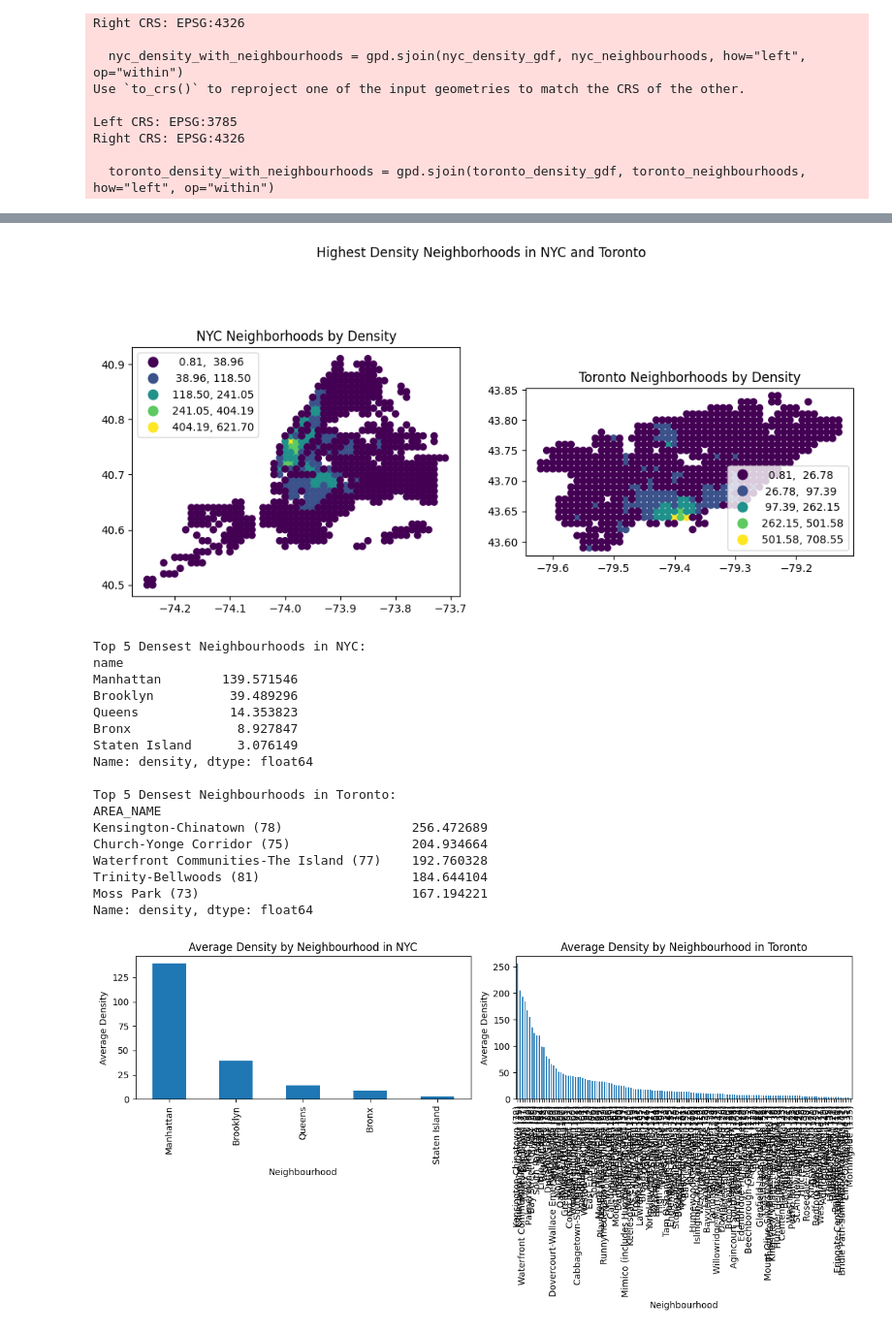
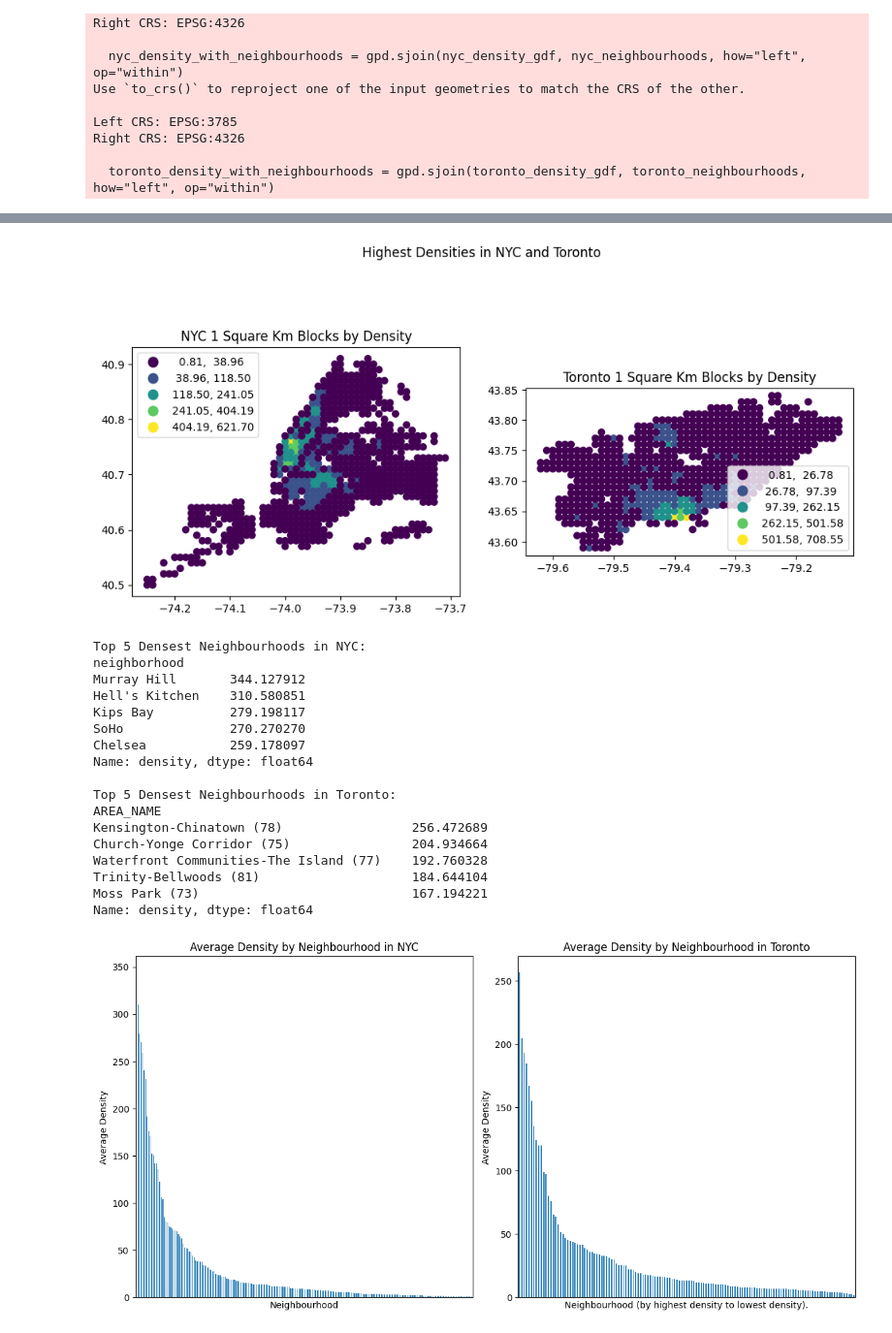
Before and after one commit to twentysixfiftythree/Airbnb-Density-Analysis-Toronto-and-NYC, a Jupyter notebook: analysis.ipynb, the cells around one changed output, grey strips where cells are left out. Shown at 97% size. Drawn from its saved outputs; the diff is of its cells as text; code cells hidden in the pictures.

```diff
--- a/analysis.ipynb
+++ b/analysis.ipynb
@@ -181,8 +199,11 @@ import geopandas as gpd
 import pandas as pd
 from shapely.geometry import Point
 
+# NYC GEOJSON source: https://github.com/veltman/snd3/blob/master/data/nyc-neighborhoods.geo.json
+# Toronto GEOJSON source: https://github.com/jasonicarter/toronto-geojson/blob/master/toronto_crs84.geojson
+
 toronto_neighbourhoods = gpd.read_file("/content/drive/MyDrive/Project/Data/toronto_neighbourhoods.geojson")
-nyc_neighbourhoods = gpd.read_file("/content/drive/MyDrive/Project/Data/nyc_neighbourhoods.geojson")
+nyc_neighbourhoods = gpd.read_file("/content/drive/MyDrive/Project/Data/nyc_subneighbourhoods.geojson")
 
 # convert DataFrame to GeoDataFrame
 nyc_density['geometry'] = nyc_density.apply(lambda row: Point(row['lon_bin'], row['lat_bin']), axis=1)
@@ -248,45 +286,42 @@ Toronto neighborhoods by highest density:
 # %%
-# prompt: graph the neighbourhoods with the highest density
+import matplotlib.pyplot as plt
 
-import matplotlib.pyplot as plt
-# Create a figure with two subplots
 fig, (ax1, ax2) = plt.subplots(1, 2, figsize=(12, 6))
 
-# Plot the NYC neighborhoods with the highest density
+
 nyc_sorted_by_density.plot(ax=ax1, column='density', legend=True, scheme='NaturalBreaks')
-ax1.set_title('NYC Neighborhoods by Density')
+ax1.set_title('NYC 1 Square Km Blocks by Density')
 
-# Plot the Toronto neighborhoods with the highest density
 toronto_sorted_by_density.plot(ax=ax2, column='density', legend=True, scheme='NaturalBreaks')
-ax2.set_title('Toronto Neighborhoods by Density')
+ax2.set_title('Toronto 1 Square Km Blocks by Density')
 
-# Add labels and show the figure
-plt.suptitle('Highest Density Neighborhoods in NYC and Toronto')
+
+plt.suptitle('Highest Densities in NYC and Toronto')
 plt.show()
 # %% [output]
-[figure, old version]
+[figure, new version]
 # %%
-# Calculate the average density for each neighbourhood in NYC
-nyc_average_density_by_neighbourhood = nyc_density_with_neighbourhoods.groupby('name')['density'].mean().sort_values(ascending=False)
 
-# Print the top 5 most dense neighbourhoods in NYC
+nyc_average_density_by_neighbourhood = nyc_density_with_neighbourhoods.groupby('neighborhood')['density'].mean().sort_values(ascending=False)
+
+
 print("Top 5 Densest Neighbourhoods in NYC:")
 print(nyc_average_density_by_neighbourhood.head(5))
 
-# Calculate the average density for each neighbourhood in Toronto
+
 toronto_average_density_by_neighbourhood = toronto_density_with_neighbourhoods.groupby('AREA_NAME')['density'].mean().sort_values(ascending=False)
 
-# Print the top 5 most dense neighbourhoods in Toronto
+
 print("\nTop 5 Densest Neighbourhoods in Toronto:")
 print(toronto_average_density_by_neighbourhood.head(5))
 # %% [output]
 Top 5 Densest Neighbourhoods in NYC:
-name
-Manhattan        139.571546
-Brooklyn          39.489296
-Queens            14.353823
-Bronx              8.927847
-Staten Island      3.076149
+neighborhood
+Murray Hill       344.127912
+Hell's Kitchen    310.580851
+Kips Bay          279.198117
+SoHo              270.270270
+Chelsea           259.178097
 Name: density, dtype: float64
 
 Top 5 Densest Neighbourhoods in Toronto:
@@ -300,20 +335,33 @@ Name: density, dtype: float64
 # %%
 import matplotlib.pyplot as plt
 plt.figure(figsize=(12, 6))
 
 plt.subplot(1, 2, 1)
 nyc_average_density_by_neighbourhood.plot(kind='bar')
 plt.xlabel('Neighbourhood')
 plt.ylabel('Average Density')
 plt.title('Average Density by Neighbourhood in NYC')
+plt.tick_params(axis='x',
+                which='both',
+                bottom=False,
+                top=False,
+                labelbottom=False)
+
+
+
 
 plt.subplot(1, 2, 2)
 toronto_average_density_by_neighbourhood.plot(kind='bar')
-plt.xlabel('Neighbourhood')
+plt.xlabel('Neighbourhood (by highest density to lowest density).')
 plt.ylabel('Average Density')
 plt.title('Average Density by Neighbourhood in Toronto')
+plt.tick_params(axis='x',
+                which='both',
+                bottom=False,
+                top=False,
+                labelbottom=False)
 
 plt.tight_layout()
 plt.show()
 # %% [output]
-[figure, old version]
+[figure, new version]
```
Also changed, not shown: parts of 13 cells of this notebook.
